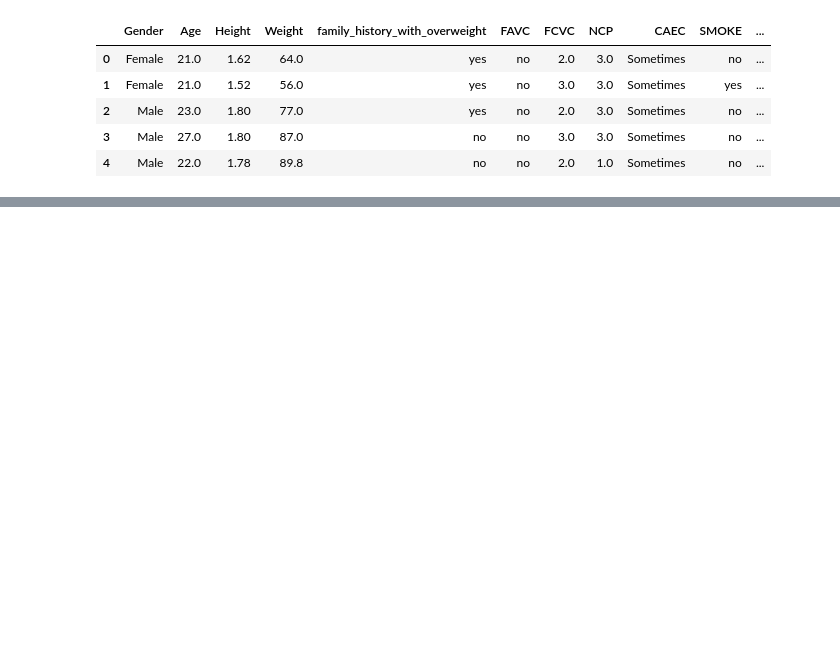
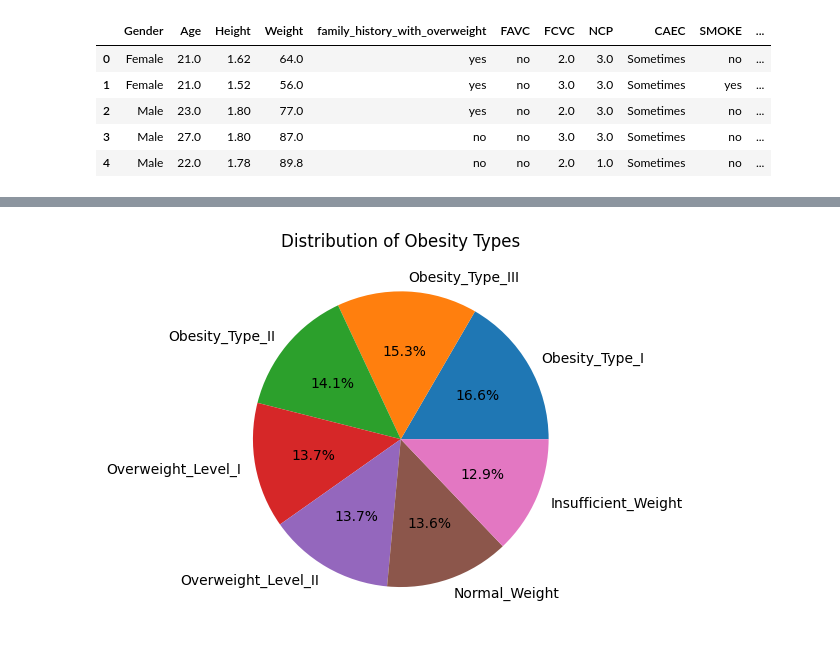
Before and after one commit to ArielVilensky/Info1998, a Jupyter notebook: Main.ipynb, the cells around one changed output, grey strips where cells are left out. Drawn from its saved outputs; the diff is of its cells as text; code cells hidden in the pictures; blank space fills up the shorter version.

Commit message:
added visualizations

```diff
--- a/Main.ipynb
+++ b/Main.ipynb
@@ -12,0 +56,8 @@ df.head()
+# %%
+# Visualize the distribution of obesity types
+obesity_counts = df['NObeyesdad'].value_counts()
+plt.pie(obesity_counts.values, labels=obesity_counts.index, autopct='%1.1f%%')
+plt.title('Distribution of Obesity Types')
+plt.show()
+# %% [output]
+[figure, added]
```
Also changed, not shown: parts of 6 cells of this notebook.
